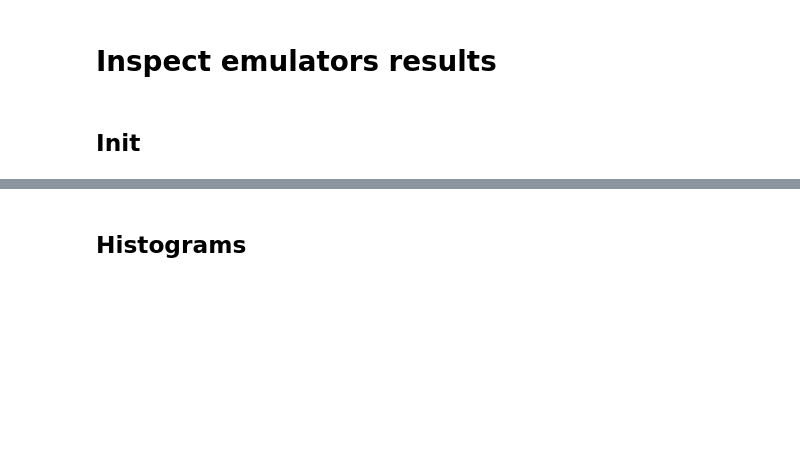
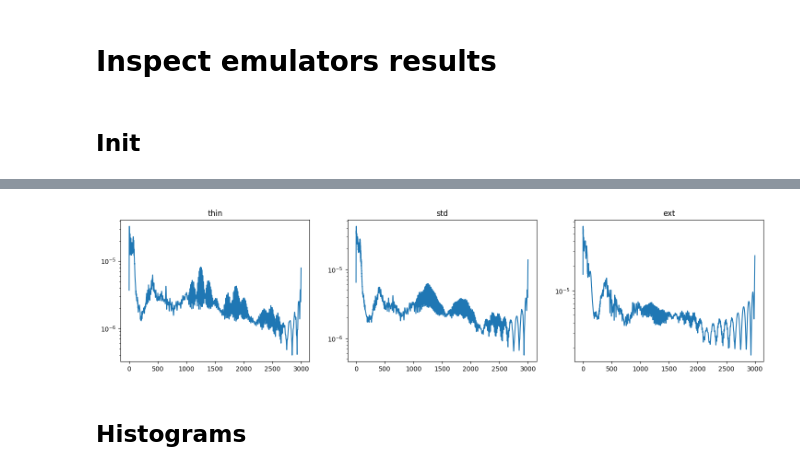
Before and after one commit to emiliobellini/emu_like, a Jupyter notebook: scripts/inspect_training.ipynb, the cells around one changed output, grey strips where cells are left out. Drawn from its saved outputs; the diff is of its cells as text; code cells hidden in the pictures; blank space fills up the shorter version.

```diff
--- a/scripts/inspect_training.ipynb
+++ b/scripts/inspect_training.ipynb
@@ -221,0 +317,17 @@ class EmuData(object):
+# %%
+tot_n_pca = 64
+n_ell = 2999
+
+mean_abs_rel_diff_per_ell = {}
+mean_abs_rel_diff = {}
+
+for ndt, dt in enumerate(dataset_ranges):
+    mean_abs_rel_diff_per_ell[dt] = np.zeros((tot_n_pca, n_ell))
+    y_pca = emudata[paths_emu[0]].get_y_data(
+        y_data[dt],
+        want_scaling=False,
+        want_pca=False,
+        select_pca_modes=range(tot_n_pca))
+    rel_diff = y_pca/y_data[dt] - 1.
+    mean_abs_rel_diff_per_ell[dt][tot_n_pca-1] = np.mean(np.abs(rel_diff), axis=0)
+    mean_abs_rel_diff[dt] = np.mean(mean_abs_rel_diff_per_ell[dt], axis=1)
@@ -221,0 +371,14 @@ class EmuData(object):
+# %%
+fig, axs = plt.subplots(1, len(dataset_ranges),
+                        figsize=(6 * len(dataset_ranges), 4),
+                        squeeze=False)
+
+for ndt, dt in enumerate(dataset_ranges):
+    axs[0, ndt].set_title(dt)
+    data = mean_abs_rel_diff_per_ell[dt][-1]
+
+    axs[0, ndt].plot(data)
+
+    axs[0, ndt].set_yscale('log')
+# %% [output]
+[figure, added]
```
Also changed, not shown: parts of 20 cells of this notebook, 6 other files.
